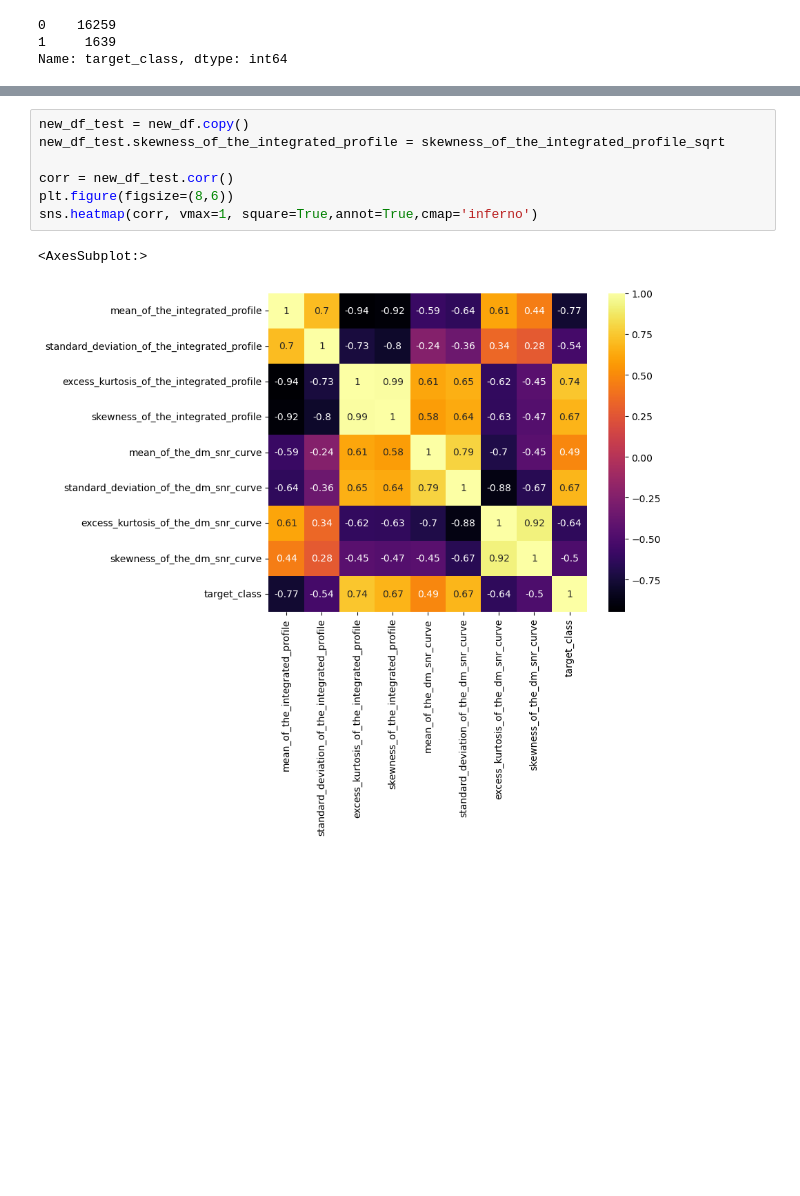
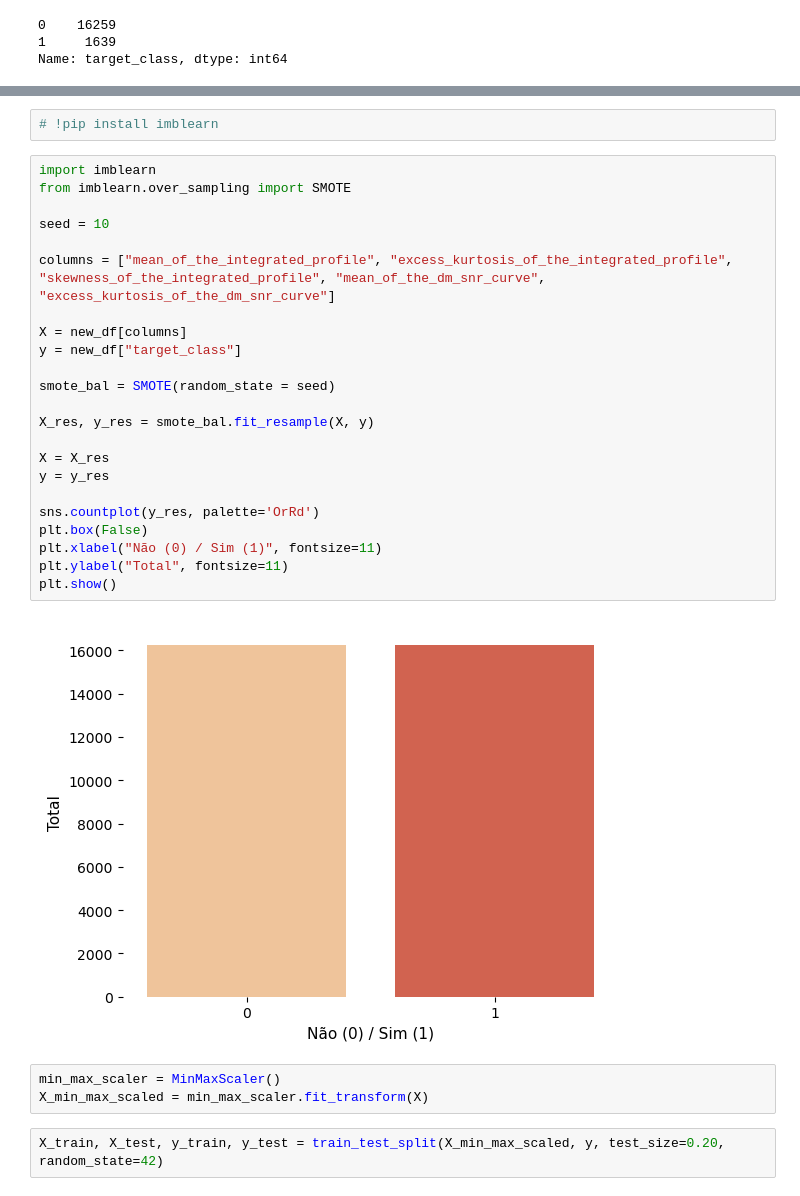
Before and after one commit to dougbatista/fiap, a Jupyter notebook: Deep learning/Notebooks/Ex_2.ipynb, the cells around one changed output, grey strips where cells are left out. Saved outputs shown, nothing was run; the diff lists cells and outputs as text; blank space fills up the shorter version.

```diff
--- a/Deep learning/Notebooks/Ex_2.ipynb
+++ b/Deep learning/Notebooks/Ex_2.ipynb
@@ -155,10 +100,32 @@ new_df.skewness_of_the_integrated_profile.hist()
-# %%
-new_df_test = new_df.copy()
-new_df_test.skewness_of_the_integrated_profile = skewness_of_the_integrated_profile_sqrt
-
-corr = new_df_test.corr()
-plt.figure(figsize=(8,6))
-sns.heatmap(corr, vmax=1, square=True,annot=True,cmap='inferno')
-# %% [output]
-<AxesSubplot:>
-[figure, removed]
+# %%
+# !pip install imblearn
+# %%
+import imblearn
+from imblearn.over_sampling import SMOTE
+
+seed = 10
+
+columns = ["mean_of_the_integrated_profile", "excess_kurtosis_of_the_integrated_profile", "skewness_of_the_integrated_profile", "mean_of_the_dm_snr_curve", "excess_kurtosis_of_the_dm_snr_curve"]
+
+X = new_df[columns]
+y = new_df["target_class"]
+
+smote_bal = SMOTE(random_state = seed)
+
+X_res, y_res = smote_bal.fit_resample(X, y)
+
+X = X_res
+y = y_res
+
+sns.countplot(y_res, palette='OrRd')
+plt.box(False)
+plt.xlabel("Não (0) / Sim (1)", fontsize=11)
+plt.ylabel("Total", fontsize=11)
+plt.show()
+# %% [output]
+[figure, added]
+# %%
+min_max_scaler = MinMaxScaler()
+X_min_max_scaled = min_max_scaler.fit_transform(X)
+# %%
+X_train, X_test, y_train, y_test = train_test_split(X_min_max_scaled, y, test_size=0.20, random_state=42)
```
Also changed, not shown: parts of 22 cells of this notebook, 2 other files.
